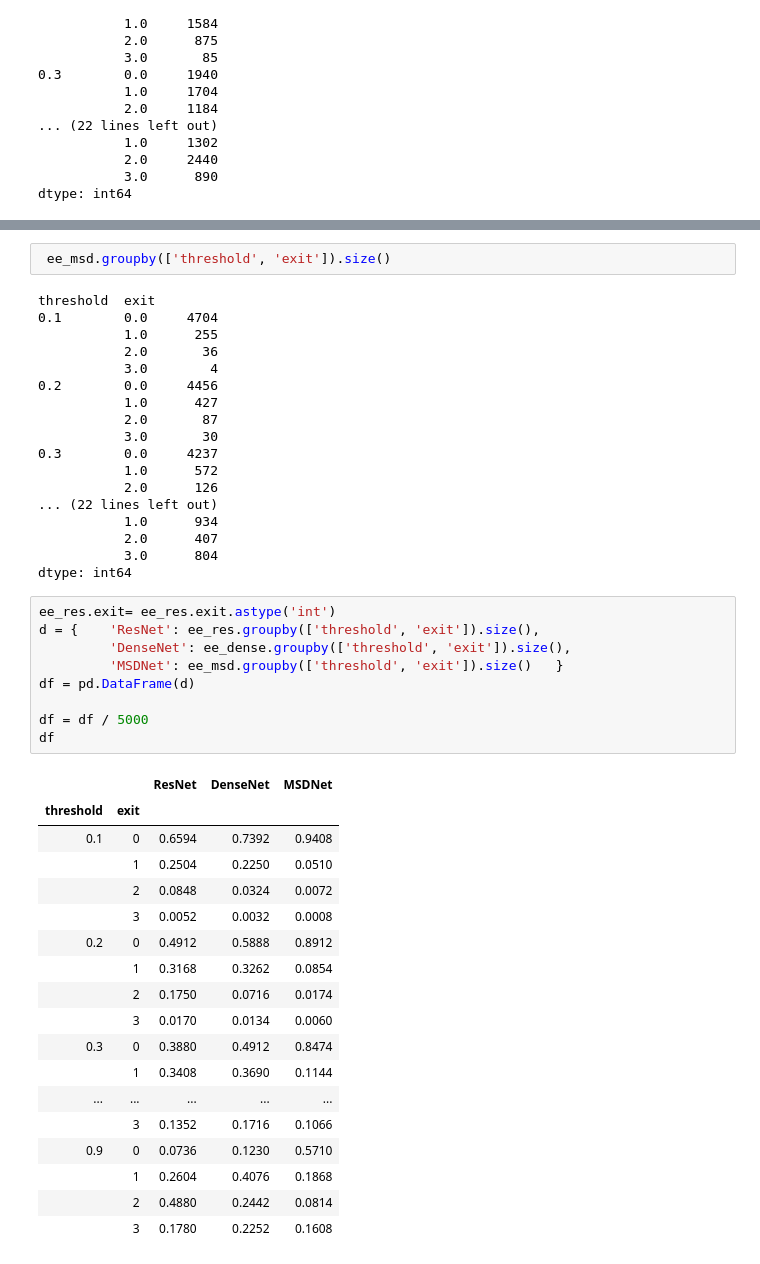
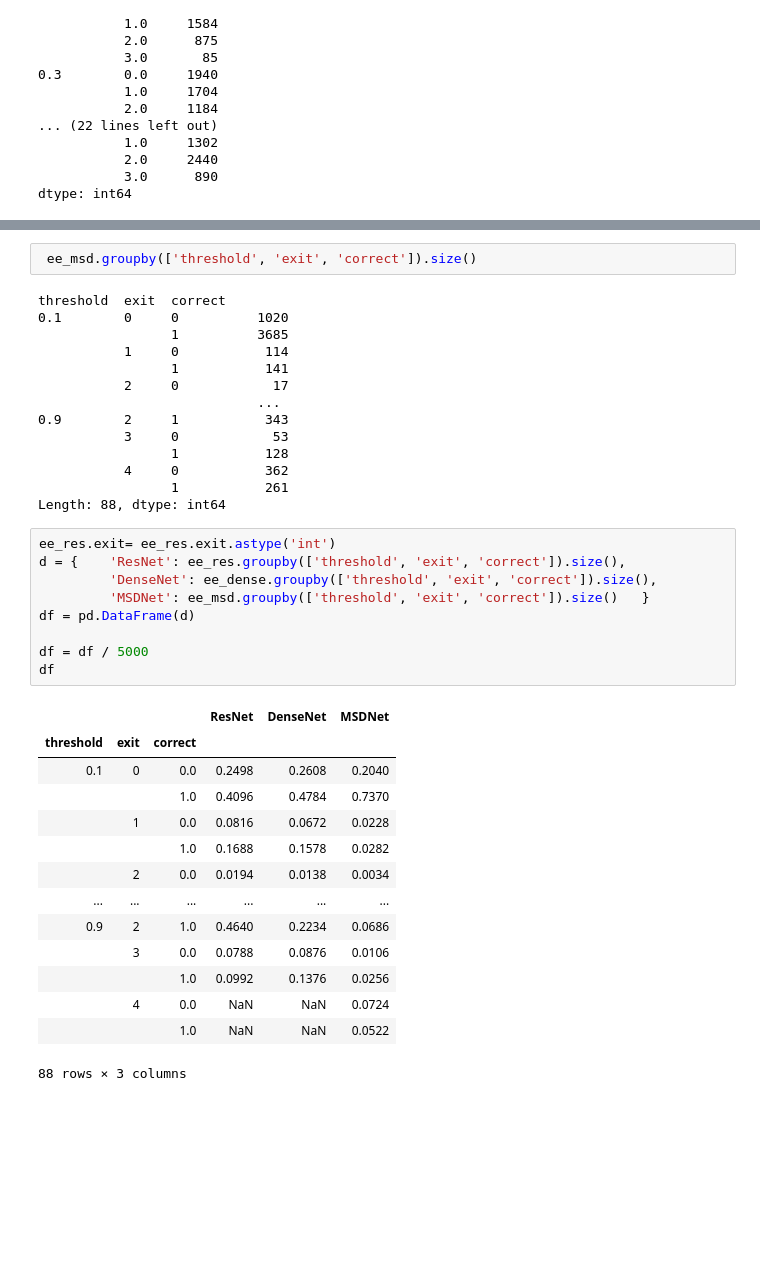
Before and after one commit to AlexKarlsen/thesis-src, a Jupyter notebook: DDNN/logging/threshold_test/Inference analysis.ipynb, the cells around one changed output, grey strips where cells are left out. Cells and saved outputs as stored; diff of their text form; blank space fills up the shorter version.

```diff
--- a/DDNN/logging/threshold_test/Inference analysis.ipynb
+++ b/DDNN/logging/threshold_test/Inference analysis.ipynb
@@ -301,48 +322,40 @@ sns.barplot(x=np.arange(0,4,1), y=ee_dense.groupby('exit').size(), ax=axes)
 # %%
- ee_msd.groupby(['threshold', 'exit']).size()
+ ee_msd.groupby(['threshold', 'exit', 'correct']).size()
 # %% [output]
-threshold  exit
-0.1        0.0     4704
-           1.0      255
-           2.0       36
-           3.0        4
-0.2        0.0     4456
-           1.0      427
-           2.0       87
-           3.0       30
-0.3        0.0     4237
-           1.0      572
-           2.0      126
-... (22 lines left out)
-           1.0      934
-           2.0      407
-           3.0      804
-dtype: int64
+threshold  exit  correct
+0.1        0     0          1020
+                 1          3685
+           1     0           114
+                 1           141
+           2     0            17
+                            ...
+0.9        2     1           343
+           3     0            53
+                 1           128
+           4     0           362
+                 1           261
+Length: 88, dtype: int64
 # %%
 ee_res.exit= ee_res.exit.astype('int')
-d = {    'ResNet': ee_res.groupby(['threshold', 'exit']).size(),
-         'DenseNet': ee_dense.groupby(['threshold', 'exit']).size(),
-         'MSDNet': ee_msd.groupby(['threshold', 'exit']).size()   }
+d = {    'ResNet': ee_res.groupby(['threshold', 'exit', 'correct']).size(),
+         'DenseNet': ee_dense.groupby(['threshold', 'exit', 'correct']).size(),
+         'MSDNet': ee_msd.groupby(['threshold', 'exit', 'correct']).size()   }
 df = pd.DataFrame(d)
 
 df = df / 5000
 df
 # %% [output]
-|  |  | ResNet | DenseNet | MSDNet |
-| threshold | exit |  |  |  |
-| 0.1 | 0 | 0.6594 | 0.7392 | 0.9408 |
-|  | 1 | 0.2504 | 0.2250 | 0.0510 |
-|  | 2 | 0.0848 | 0.0324 | 0.0072 |
-|  | 3 | 0.0052 | 0.0032 | 0.0008 |
-| 0.2 | 0 | 0.4912 | 0.5888 | 0.8912 |
-|  | 1 | 0.3168 | 0.3262 | 0.0854 |
-|  | 2 | 0.1750 | 0.0716 | 0.0174 |
-|  | 3 | 0.0170 | 0.0134 | 0.0060 |
-| 0.3 | 0 | 0.3880 | 0.4912 | 0.8474 |
-|  | 1 | 0.3408 | 0.3690 | 0.1144 |
-| ... | ... | ... | ... | ... |
-|  | 3 | 0.1352 | 0.1716 | 0.1066 |
-| 0.9 | 0 | 0.0736 | 0.1230 | 0.5710 |
-|  | 1 | 0.2604 | 0.4076 | 0.1868 |
-|  | 2 | 0.4880 | 0.2442 | 0.0814 |
-|  | 3 | 0.1780 | 0.2252 | 0.1608 |
+|  |  |  | ResNet | DenseNet | MSDNet |
+| threshold | exit | correct |  |  |  |
+| 0.1 | 0 | 0.0 | 0.2498 | 0.2608 | 0.2040 |
+|  |  | 1.0 | 0.4096 | 0.4784 | 0.7370 |
+|  | 1 | 0.0 | 0.0816 | 0.0672 | 0.0228 |
+|  |  | 1.0 | 0.1688 | 0.1578 | 0.0282 |
+|  | 2 | 0.0 | 0.0194 | 0.0138 | 0.0034 |
+| ... | ... | ... | ... | ... | ... |
+| 0.9 | 2 | 1.0 | 0.4640 | 0.2234 | 0.0686 |
+|  | 3 | 0.0 | 0.0788 | 0.0876 | 0.0106 |
+|  |  | 1.0 | 0.0992 | 0.1376 | 0.0256 |
+|  | 4 | 0.0 | NaN | NaN | 0.0724 |
+|  |  | 1.0 | NaN | NaN | 0.0522 |
+88 rows × 3 columns
```
Also changed, not shown: parts of 12 cells of this notebook, 2 other files.
